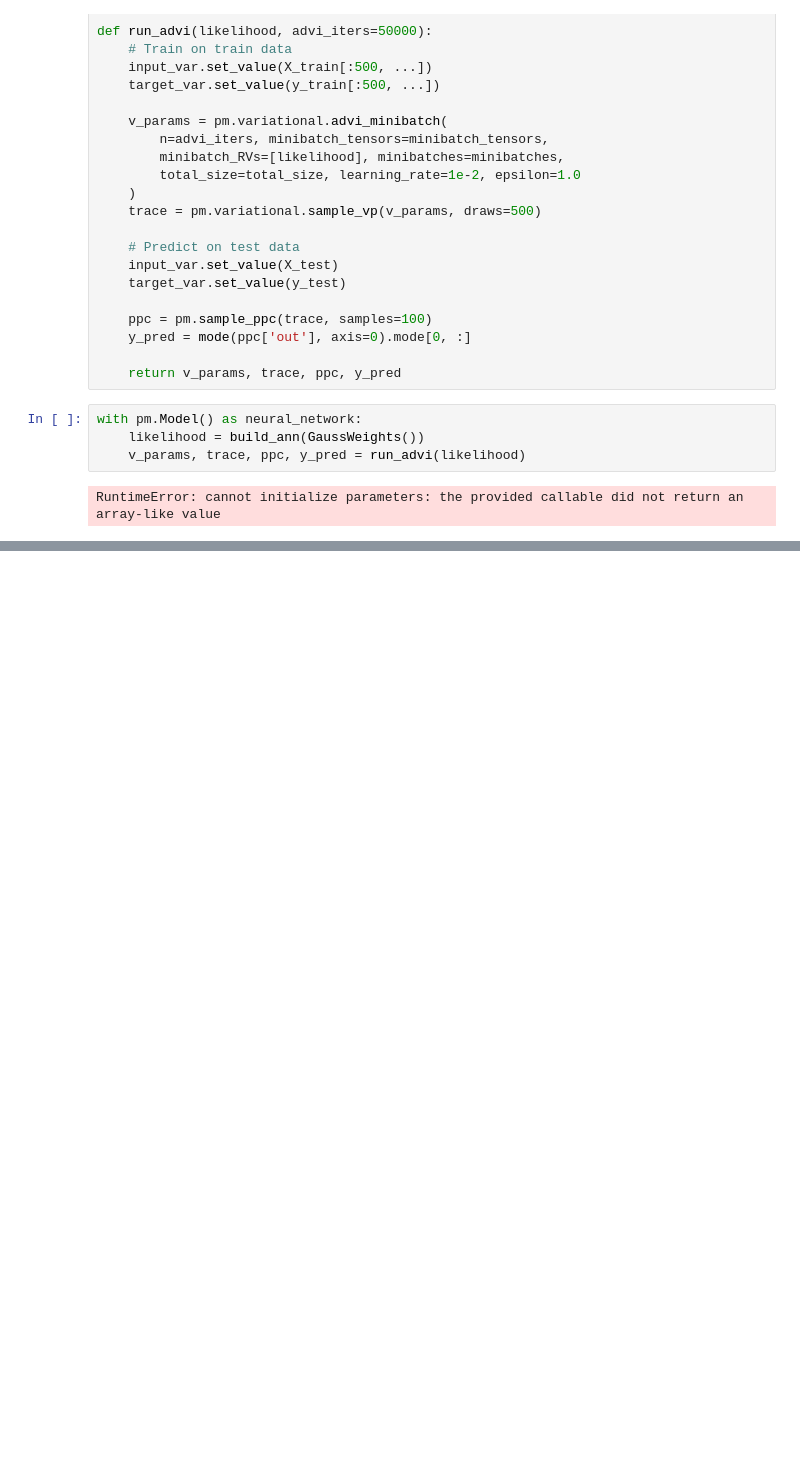
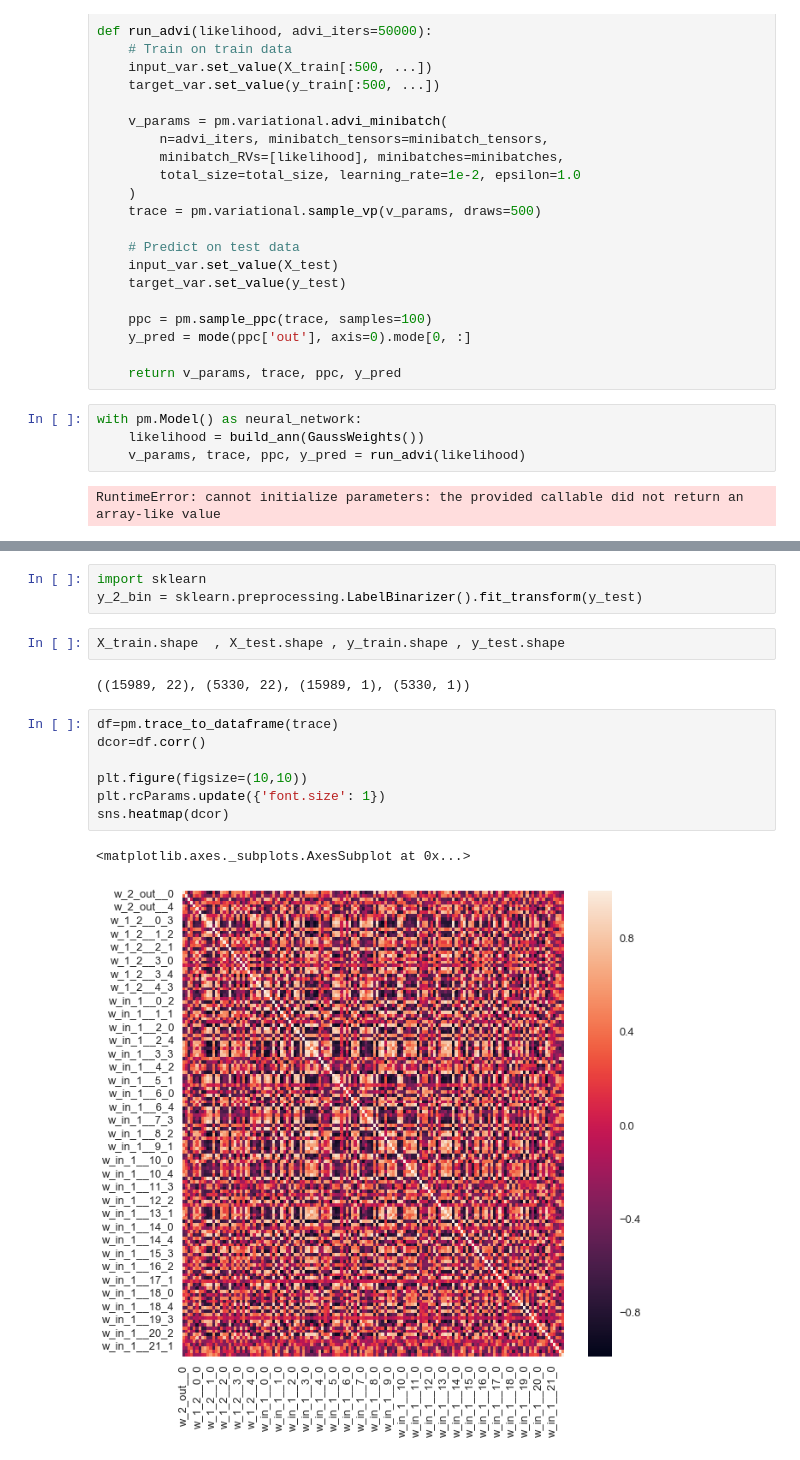
Before and after one commit to TSHTUM007/Masters_project, a Jupyter notebook: supernovae.ipynb, the cells around one changed output, grey strips where cells are left out. Drawn from its saved outputs; the diff is of its cells as text; blank space fills up the shorter version.

```diff
--- a/supernovae.ipynb
+++ b/supernovae.ipynb
@@ -167,0 +306,17 @@ print(pm.__version__)
+# %%
+import sklearn
+y_2_bin = sklearn.preprocessing.LabelBinarizer().fit_transform(y_test)
+# %%
+X_train.shape  , X_test.shape , y_train.shape , y_test.shape
+# %% [output]
+((15989, 22), (5330, 22), (15989, 1), (5330, 1))
+# %%
+df=pm.trace_to_dataframe(trace)
+dcor=df.corr()
+
+plt.figure(figsize=(10,10))
+plt.rcParams.update({'font.size': 1})
+sns.heatmap(dcor)
+# %% [output]
+<matplotlib.axes._subplots.AxesSubplot at 0x...>
+[figure, added]
```
Also changed, not shown: parts of 18 cells of this notebook, 39 other files.
